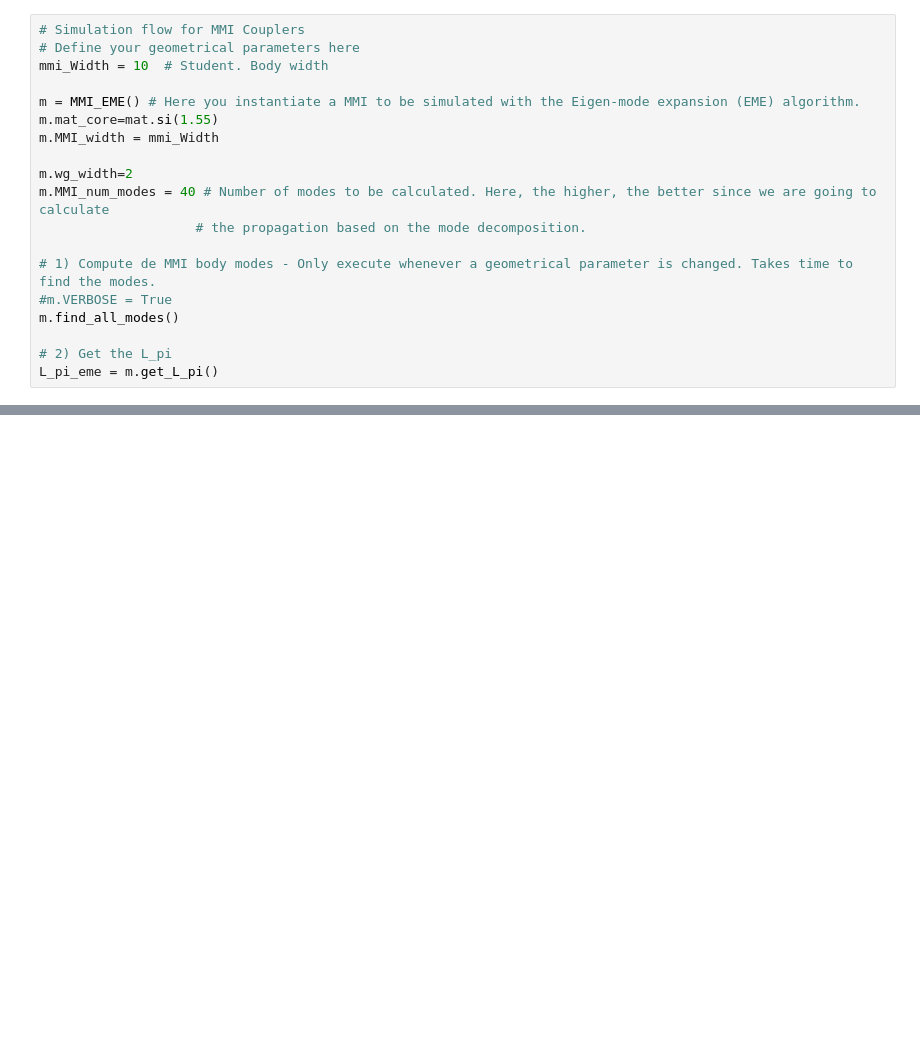
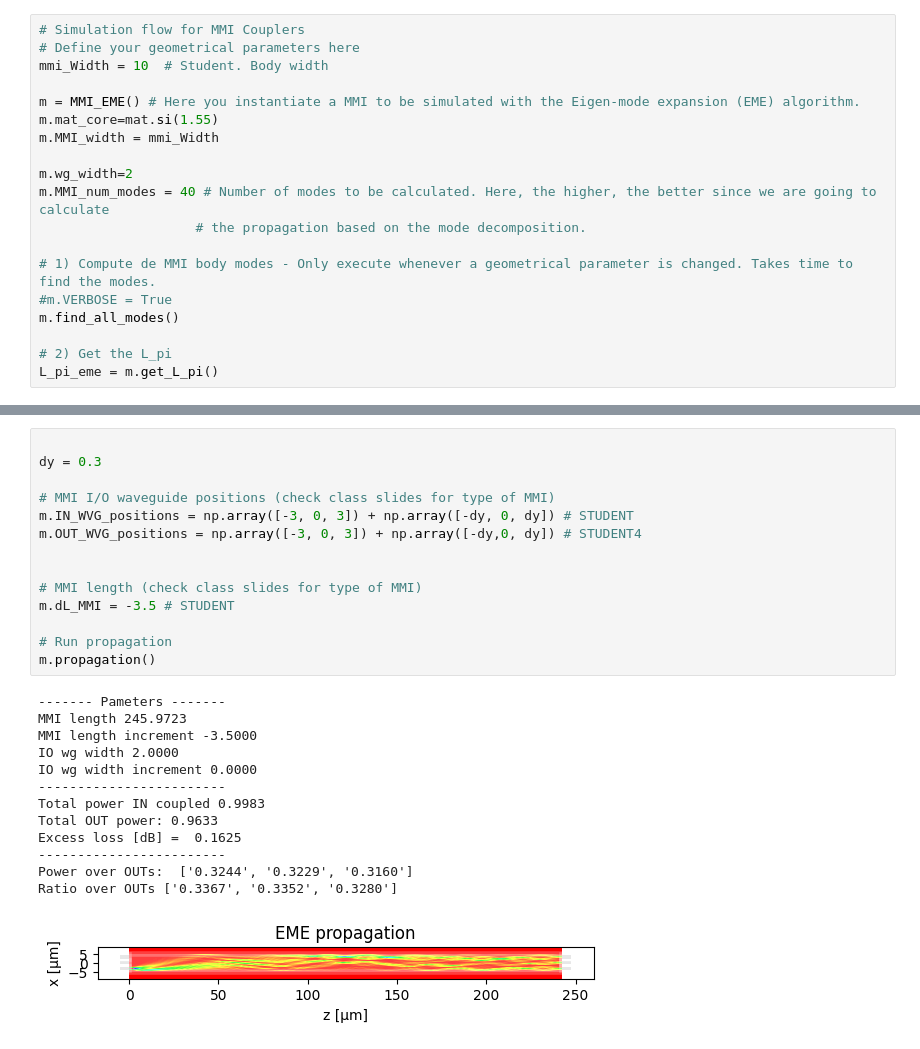
Before and after one commit to mromgar1/pic-upv-lab5-finalproject, a Jupyter notebook: FINAL_PROJECT_DEEP.ipynb, the cells around one changed output, grey strips where cells are left out. Cells and saved outputs as stored; diff of their text form; blank space fills up the shorter version.

Commit message:
checkpoint 14

```diff
--- a/FINAL_PROJECT_DEEP.ipynb
+++ b/FINAL_PROJECT_DEEP.ipynb
@@ -453,0 +454,28 @@ Ratio over OUTs ['0.2479', '0.4809', '0.2712']
+# %%
+
+dy = 0.3
+
+# MMI I/O waveguide positions (check class slides for type of MMI)
+m.IN_WVG_positions = np.array([-3, 0, 3]) + np.array([-dy, 0, dy]) # STUDENT
+m.OUT_WVG_positions = np.array([-3, 0, 3]) + np.array([-dy,0, dy]) # STUDENT4
+
+
+# MMI length (check class slides for type of MMI)
+m.dL_MMI = -3.5 # STUDENT
+
+# Run propagation
+m.propagation()
+# %% [output]
+------- Pameters -------
+MMI length 245.9723
+MMI length increment -3.5000
+IO wg width 2.0000
+IO wg width increment 0.0000
+------------------------
+Total power IN coupled 0.9983
+Total OUT power: 0.9633
+Excess loss [dB] =  0.1625
+------------------------
+Power over OUTs:  ['0.3244', '0.3229', '0.3160']
+Ratio over OUTs ['0.3367', '0.3352', '0.3280']
+[figure, added]
```
Also changed, not shown: parts of 1 cell of this notebook.
